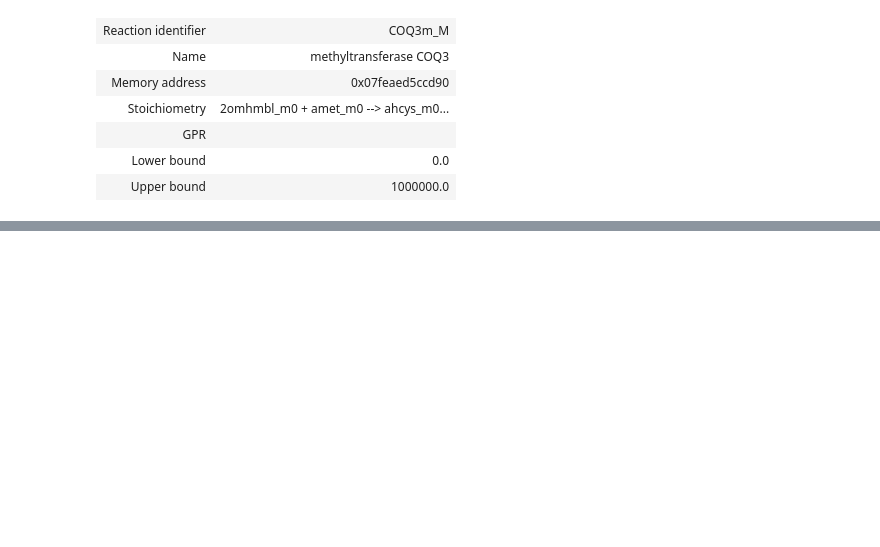
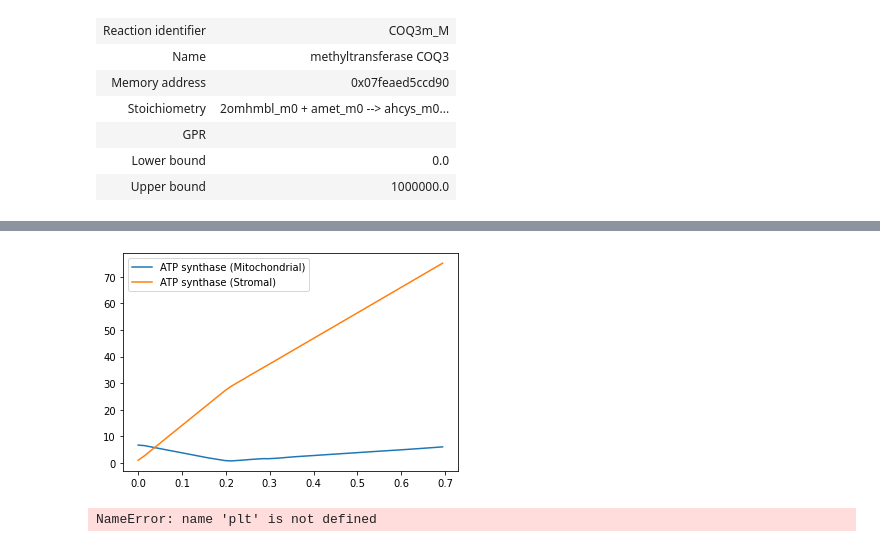
Before and after one commit to rtsantos3/RiceMM, a Jupyter notebook: Scripts/Benchmarking for Nitrogen uptake (2-cell-test).ipynb, the cells around one changed output, grey strips where cells are left out. Drawn from its saved outputs; the diff is of its cells as text; code cells hidden in the pictures; blank space fills up the shorter version.

```diff
--- a/Scripts/Benchmarking for Nitrogen uptake (2-cell-test).ipynb
+++ b/Scripts/Benchmarking for Nitrogen uptake (2-cell-test).ipynb
@@ -805 +871,35 @@ Consuming Reactions
+# %%
+phloem_y = fdhnc_fluxes2.loc[['DM_Phloem_BS']].values.flatten()
+ATPSm_m =  fdhnc_fluxes2.loc[['ATPSm_M']].values.flatten()
+ATPSs_m =  fdhnc_fluxes2.loc[['ATPSs_M']].values.flatten()
+
+
+
+fdhnc_x = list(fdhnc_fluxes2.columns)
+
+
+
+no3_ex =fdhnc_fluxes2.loc[['EX_no3(e)']].values.flatten()
+co2_ex = fdhnc_fluxes2.loc[['EX_co2(e)']].values.flatten()
+# %%
+#Plot ATP synthase vs FDHNc activity
+
+plt.plot(fdhnc_x, ATPSm_m, label="ATP synthase (Mitochondrial)")
+plt.plot(fdhnc_x, ATPSs_m, label="ATP synthase (Stromal)")
+plt.legend()
+plt.show()
+# %% [output]
+[figure, added]
+# %%
+
+plt.plot(fdhnc_x, phloem_y, label="Phloem output")
+plt.plot(fdhnc_x, no3_ex * -1, label="NO3 input")
+plt.plot(fdhnc_x, co2_ex * -1, label="CO2 input")
+plt.legend()
+plt.show()
+
+#Based on the plot below, It shows that CO2 input is more sensitive to FDHNc activity vs NO3 input and
+#Phloem input.
+# %% [output]
+NameError: name 'plt' is not defined
 # %%
```
Also changed, not shown: parts of 16 cells of this notebook, 23 other files.
